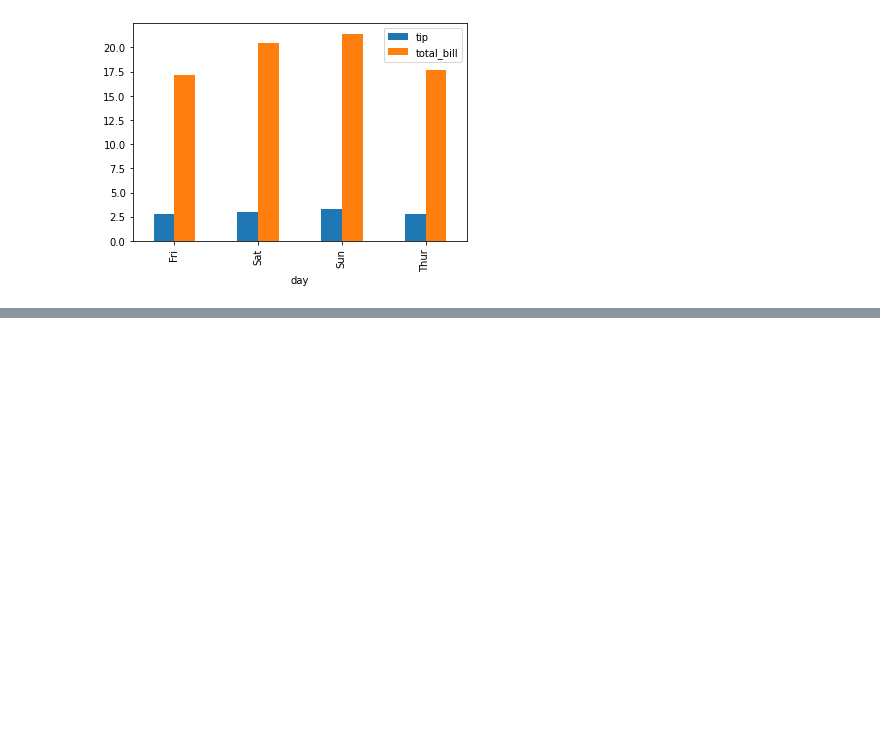
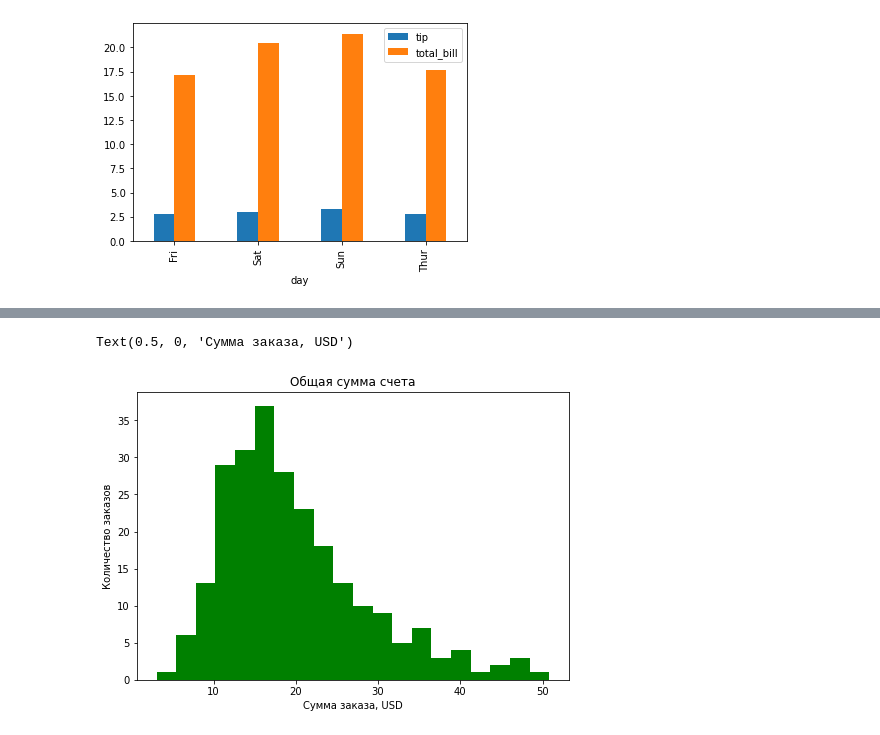
Before and after one commit to L1chik/SkillFactory, a Jupyter notebook: module_2/Python_10.ipynb, the cells around one changed output, grey strips where cells are left out. Drawn from its saved outputs; the diff is of its cells as text; code cells hidden in the pictures; blank space fills up the shorter version.

```diff
--- a/module_2/Python_10.ipynb
+++ b/module_2/Python_10.ipynb
@@ -1,6 +1,11 @@
 # %%
 import pandas as pd
-df = pd.read_csv('tips.csv')
+import numpy as np
+import seaborn as sns
+import matplotlib.pyplot as plt
+import cufflinks as cf
+from plotly.offline import download_plotlyjs, init_notebook_mode, plot, iplot
+df = pd.read_csv('tips.xls')
 %matplotlib inline
 df.head()
 # %% [output]
@@ -53,0 +67,10 @@ df.pivot_table(values=['total_bill', 'tip'], index='day', aggfunc='mean').plot(k
+# %%
+fig = plt.figure()
+axes = fig.add_axes([0, 0, 1, 1])
+axes.hist(df['total_bill'], bins=20, color='green')
+axes.set_title('Общая сумма счета')
+axes.set_ylabel('Количество заказов')
+axes.set_xlabel('Сумма заказа, USD')
+# %% [output]
+Text(0.5, 0, 'Сумма заказа, USD')
+[figure, added]
```
Also changed, not shown: parts of 27 cells of this notebook, 1 other file.
